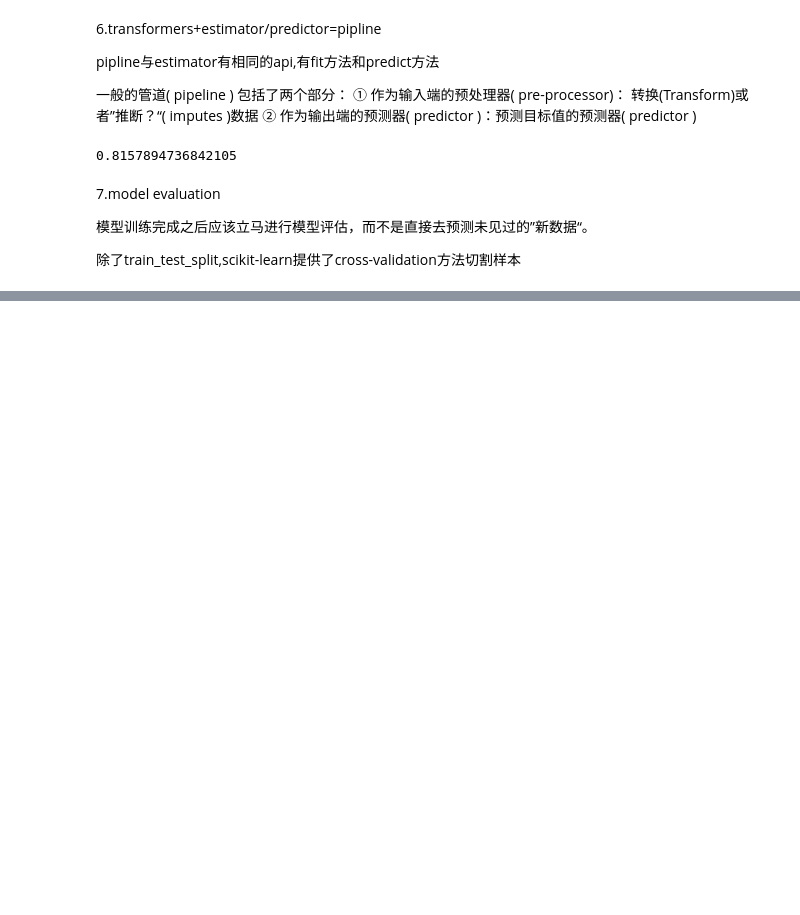
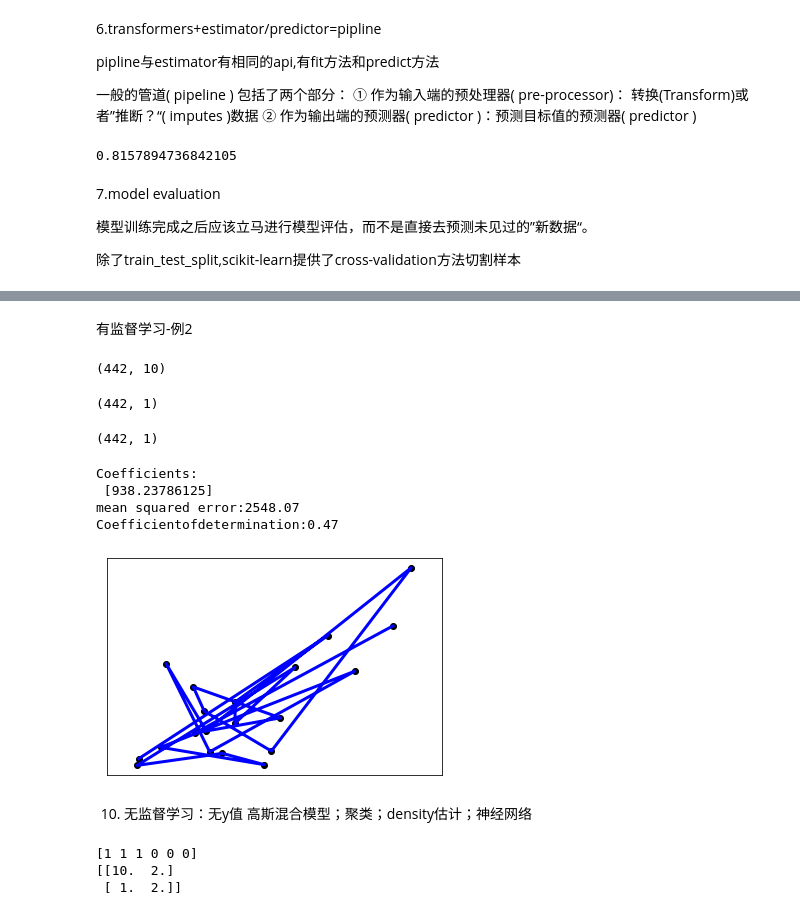
Before and after one commit to apricoteriop456/whh-python-homework, a Jupyter notebook: sklearn/sklearn_pdf.ipynb, the cells around one changed output, grey strips where cells are left out. Saved outputs shown, nothing was run; the diff lists cells and outputs as text; code cells hidden in the pictures; blank space fills up the shorter version.

```diff
--- a/sklearn/sklearn_pdf.ipynb
+++ b/sklearn/sklearn_pdf.ipynb
@@ -142,0 +365,64 @@ ValueError: Invalid parameter n_estimator for estimator RandomForestRegressor(bo
+# %% [markdown]
+有监督学习-例2
+# %%
+import matplotlib.pyplot as plt
+import numpy as np
+from sklearn import datasets, linear_model
+from sklearn.metrics import mean_squared_error, r2_score
+diabetes_X, diabetes_y = datasets.load_diabetes(return_X_y=True)
+type(diabetes_X)#是数组
+diabetes_X[10:]
+diabetes_X.shape
+# %% [output]
+(442, 10)
+# %%
+#split the data into training/testing sets
+#diabetes_X = diabetes_X[:,2]#是一维数组
+diabetes_X = diabetes_X[:,np.newaxis,2]#得到二维数组
+diabetes_X_train=diabetes_X[:-20]#取前422行
+diabetes_X_test = diabetes_X[-20:]
+print(diabetes_X.shape)
+# %% [output]
+(442, 1)
+# %%
+#Split the targets into training/testingset
+print(diabetes_X.shape)
+diabetes_y_train = diabetes_y[:-20]
+diabetes_y_test = diabetes_y[-20:]
+# %% [output]
+(442, 1)
+# %%
+regr=linear_model.LinearRegression()
+regr.fit(diabetes_X_train,diabetes_y_train)
+diabetes_y_pred=regr.predict(diabetes_X_test)
+print('Coefficients:\n', regr.coef_)
+print('mean squared error:%.2f' %mean_squared_error(diabetes_y_test,diabetes_y_pred))
+print('Coefficientofdetermination:%.2f' % r2_score(diabetes_y_test, diabetes_y_pred))
+# %% [output]
+Coefficients:
+ [938.23786125]
+mean squared error:2548.07
+Coefficientofdetermination:0.47
+# %%
+plt.scatter(diabetes_X_test,diabetes_y_test,color='black')
+plt.plot(diabetes_X_test,diabetes_y_test,color='blue',linewidth=3)
+plt.xticks(())
+plt.yticks(())
+plt.show()
+# %% [output]
+[figure, added]
+# %% [markdown]
+10. 无监督学习：无y值
+高斯混合模型；聚类；density估计；神经网络
+# %%
+#例子1-k均值聚类
+from sklearn.cluster import KMeans
+X = np.array([[1, 2], [1, 4], [1, 0],[10, 2], [10, 4], [10, 0]])
+kmeans = KMeans(n_clusters=2, random_state=0).fit(X)
+print(kmeans.labels_)
+kmeans.predict([[0, 0], [12, 3]])
+print(kmeans.cluster_centers_)
+# %% [output]
+[1 1 1 0 0 0]
+[[10.  2.]
+ [ 1.  2.]]
```
Also changed, not shown: parts of 32 cells of this notebook, 1 other file.
